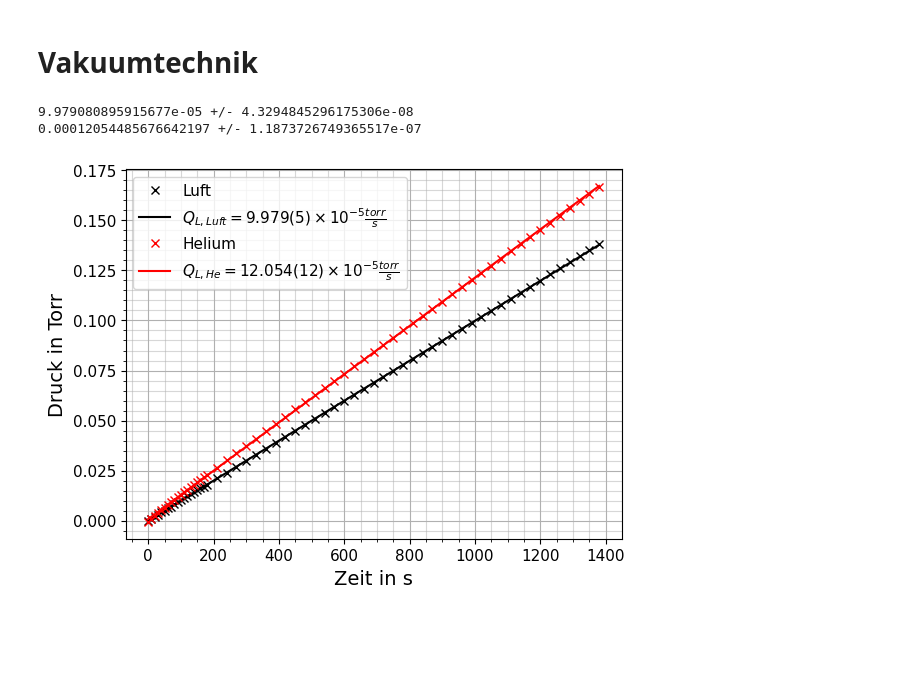
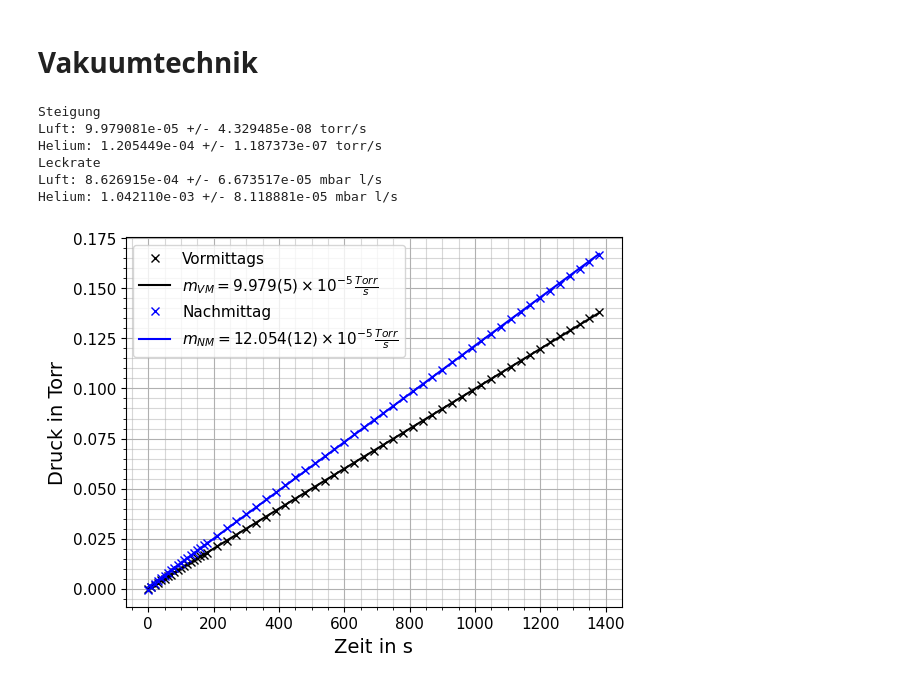
Before and after one commit to NicolasRohrbeck/fprak, a Jupyter notebook: scripts/vakuum.ipynb, the cells around one changed output. Saved outputs shown, nothing was run; the diff lists cells and outputs as text; code cells hidden in the pictures; blank space fills up the shorter version.

```diff
--- a/scripts/vakuum.ipynb
+++ b/scripts/vakuum.ipynb
@@ -4,43 +4,67 @@
 # Leckratenbestimmung
 import numpy as np
 import matplotlib.pyplot as plt
 from scipy.stats import linregress
+
+V_fehler = 0.5
+
+def slope_to_leckrate(slope):
+    "slope in torr/s"
+    return slope*1.33*6.5 # mbar l/s
+
+def leckfehler(slope, slopefehl, volfehl):
+    "slope in torr/s, slopefehl in torr/s, volfehl in l"
+    return slope*1.33*volfehl + 1.33*6.5*slopefehl # mbar l/s
 
 #data loading
 zeit, leckluft, leckhe= np.loadtxt(r'../Messdaten/20260427_Vakuum/leckrate.csv', skiprows=1, unpack=True, delimiter=',')
 
 #modelling
 fitluft = linregress(zeit, leckluft)
 fithe = linregress(zeit, leckhe)
 
-Qluft, Qhe = (fitluft.slope, fitluft.stderr), (fithe.slope, fithe.stderr)
+print("Steigung")
+print(f"Luft: {fitluft.slope:e} +/- {fitluft.stderr:e} torr/s")
+print(f"Helium: {fithe.slope:e} +/- {fithe.stderr:e} torr/s")
 
-print(Qluft[0], '+/-', Qluft[1])
-print(Qhe[0], "+/-", Qhe[1])
+Qluft = (slope_to_leckrate(fitluft.slope), leckfehler(fitluft.slope, fitluft.stderr, V_fehler))
+Qhe = (slope_to_leckrate(fithe.slope), leckfehler(fithe.slope, fithe.stderr, V_fehler))
+
+print("Leckrate")
+print(f"Luft: {Qluft[0]:e} +/- {Qluft[1]:e} mbar l/s")
+print(f"Helium: {Qhe[0]:e} +/- {Qhe[1]:e} mbar l/s")
 
 #plotting
 def plotleck(fig, ax): # damit ich mit ax und fig arbeiten kann, die achsen später aber eindeutige namen haben
-    ax.plot(zeit, leckluft, "xk", label="Luft")
-    ax.plot(zeit, fitluft.intercept+Qluft[0]*zeit, "-k", label=r"$Q_{L, Luft}=9.979(5)\times10^{-5}\frac{torr}{s}$")
+    ax.plot(zeit, leckluft, "xk", label="Vormittags")
+    ax.plot(zeit, fitluft.intercept+fitluft.slope*zeit, "-k", label=r"$m_{VM}=9.979(5)\times10^{-5}\,\frac{Torr}{s}$")
 
-    ax.plot(zeit, leckhe, "xr", label="Helium")
-    ax.plot(zeit, fithe.intercept+Qhe[0]*zeit, "-r", label=r"$Q_{L, He}=12.054(12)\times10^{-5}\frac{torr}{s}$")
+    ax.plot(zeit, leckhe, "xb", label="Nachmittag")
+    ax.plot(zeit, fithe.intercept+fithe.slope*zeit, "-b", label=r"$m_{NM}=12.054(12)\times10^{-5}\,\frac{Torr}{s}$")
 
     ax.set_xlabel("Zeit in s", fontsize=14)
     ax.set_ylabel("Druck in Torr", fontsize=14)
     ax.tick_params(labelsize=11)
 
     ax.minorticks_on()
     ax.grid(which='major')
     ax.grid(which='minor', alpha=0.5)
     ax.legend(fontsize=11)
 
+    #plt.savefig(r"../Bilder/Vakuum/Leckraten.pdf")
+
 leckfig, leckax = plt.subplots() # eindeutige Namen für ax und fig
 plotleck(leckfig, leckax)
+
+#Leckrate nachmittags höher, da gas durch mehrfaches 15torr hochpumpen an wand adsorbiert und interne leckrate steigt
 # %% [output]
-9.979080895915677e-05 +/- 4.3294845296175306e-08
-0.00012054485676642197 +/- 1.1873726749365517e-07
+Steigung
+Luft: 9.979081e-05 +/- 4.329485e-08 torr/s
+Helium: 1.205449e-04 +/- 1.187373e-07 torr/s
+Leckrate
+Luft: 8.626915e-04 +/- 6.673517e-05 mbar l/s
+Helium: 1.042110e-03 +/- 8.118881e-05 mbar l/s
-[figure, old version]
+[figure, new version]
 # %%
 # Charakterisierung Druckmessköpfe
 import numpy as np
```
Also changed, not shown: parts of 1 cell of this notebook.
